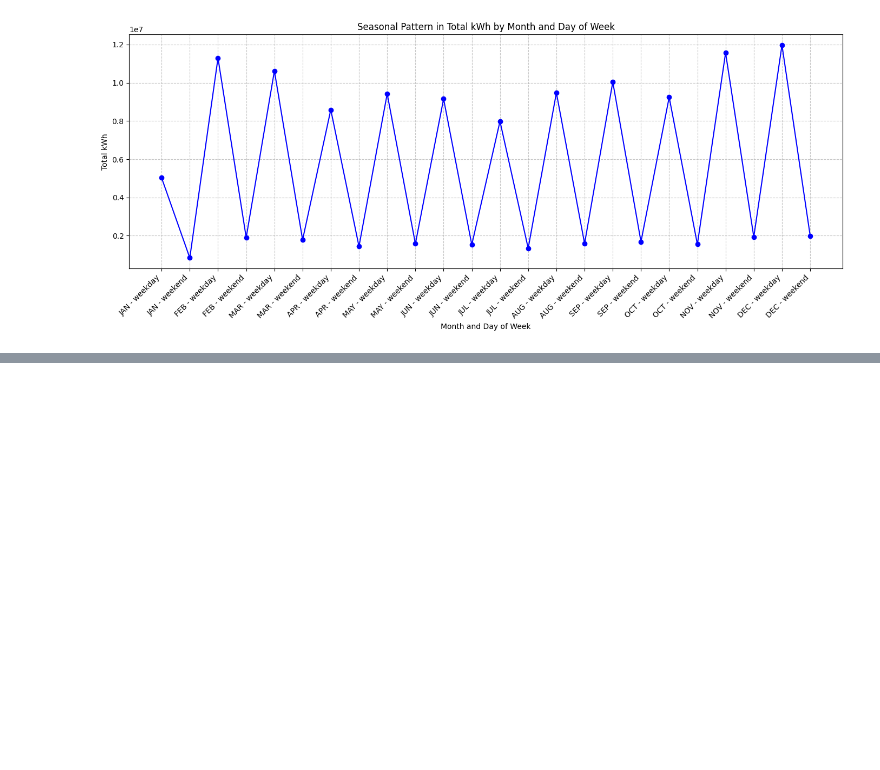
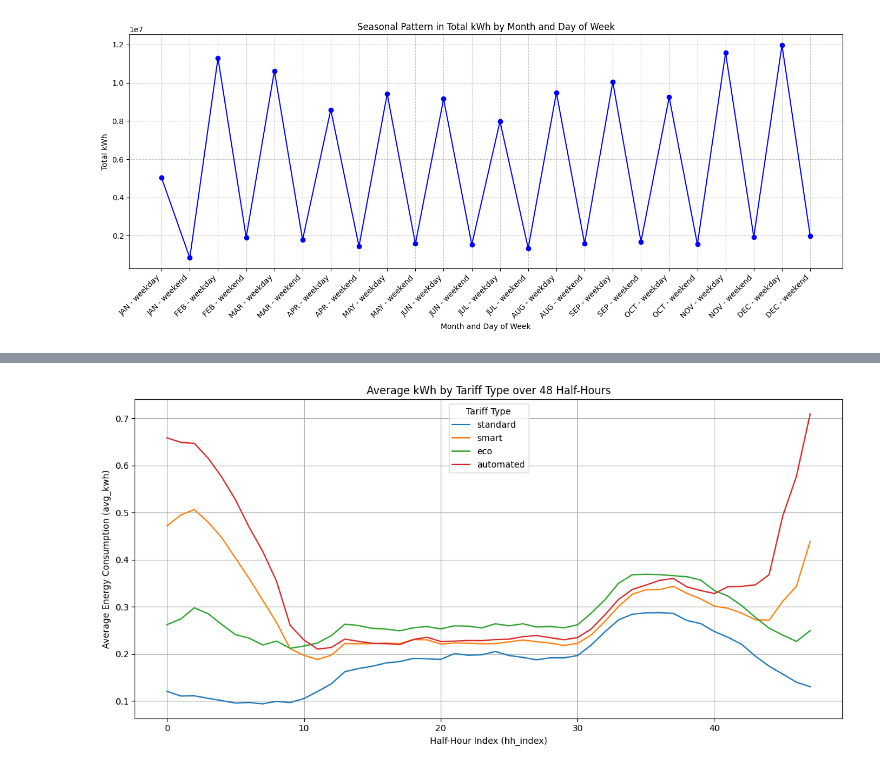
Before and after one commit to BakytzhanSuleimenov/Faraday_data, a Jupyter notebook: data_extractor.ipynb, the cells around one changed output, grey strips where cells are left out. Cells and saved outputs as stored; diff of their text form; code cells hidden in the pictures; blank space fills up the shorter version.

```diff
--- a/data_extractor.ipynb
+++ b/data_extractor.ipynb
@@ -229,6 +233,6 @@ visualize_by_tariff_type(filtered)
 # %%
-sample_property = extract_by_property_type(['Flat'], wide=True)
-sample_ber = extract_by_energy_rating(['D_E'], wide=True)
-filtered = extract_filtered(property_types='Flat', energy_ratings='D_E', wide=True)
-visualize_by_tariff_type(filtered)
+flat_de = extract_ber_from_filtered(flat_property, ['D_E'])
+visualize_by_tariff_type(flat_de)
+# %% [output]
+[figure, added]
 # %%
```
Also changed, not shown: parts of 8 cells of this notebook.
